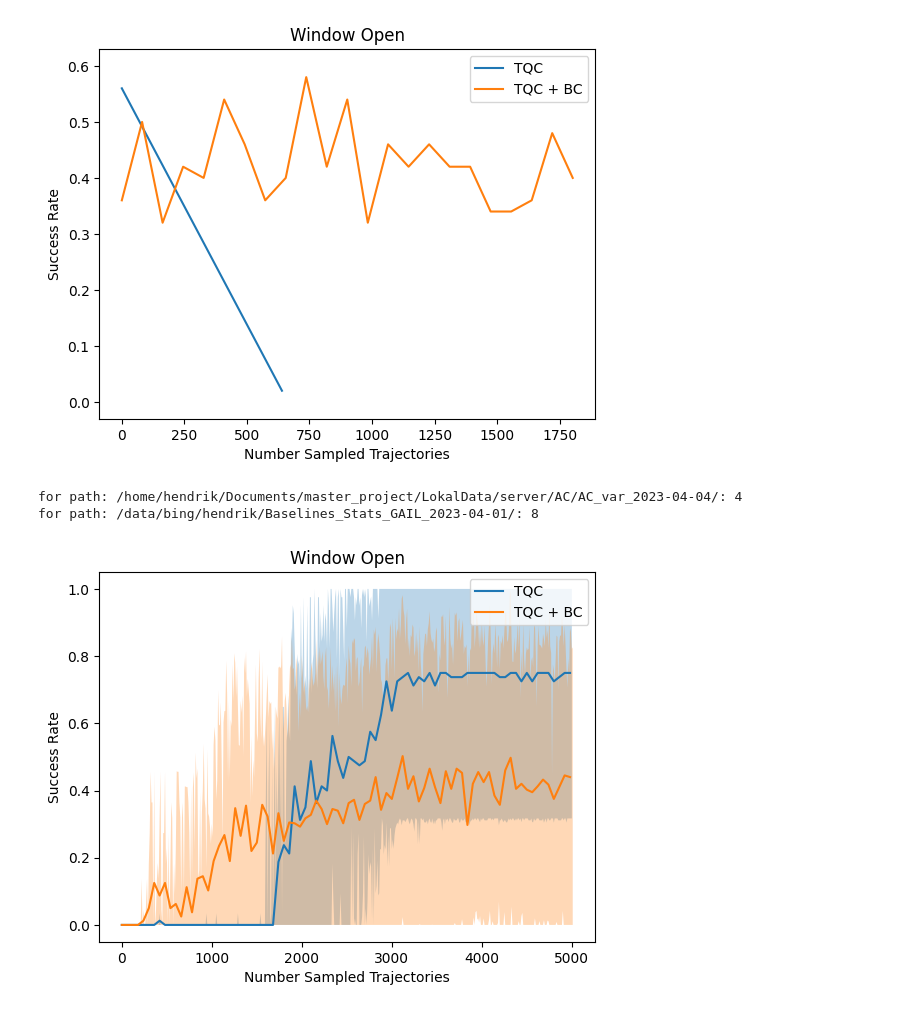
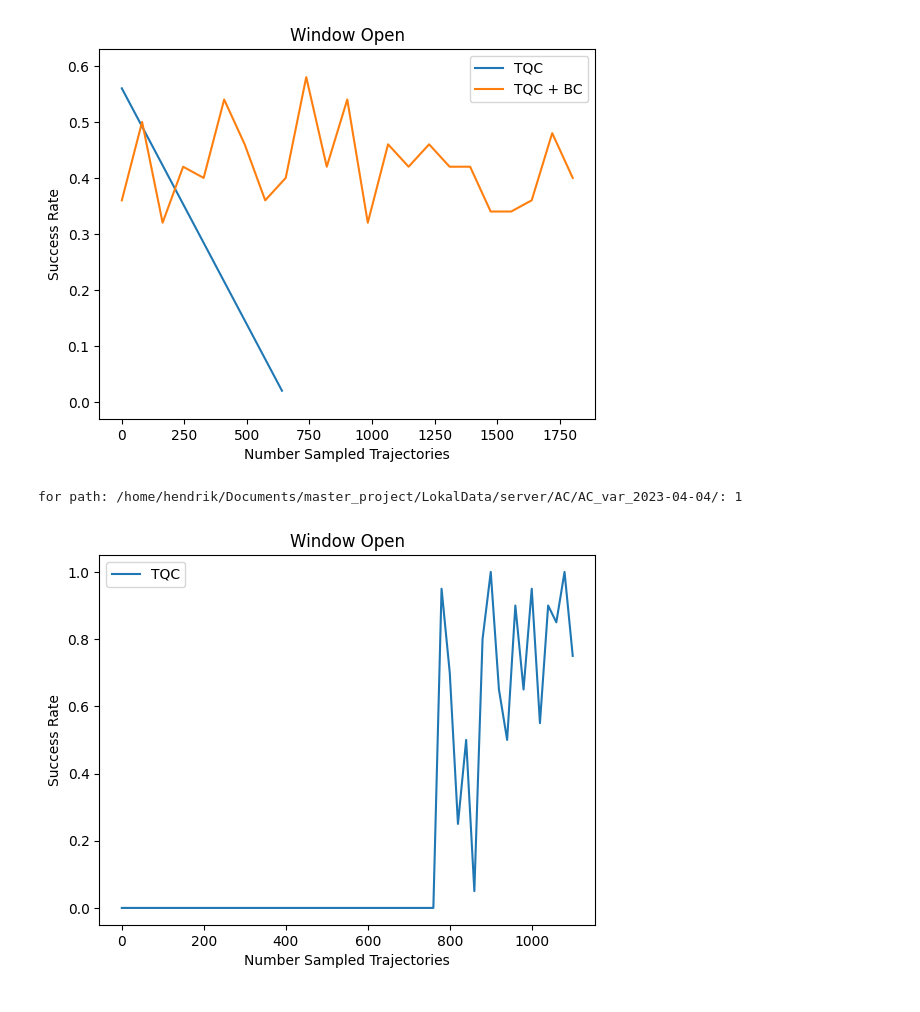
Before and after one commit to ReliableTree/ActiveCritic, a Jupyter notebook: src/active_critic/analyze_stats/dense_0/windowopen.ipynb, the cells around one changed output. Saved outputs shown, nothing was run; the diff lists cells and outputs as text; code cells hidden in the pictures.

```diff
--- a/src/active_critic/analyze_stats/dense_0/windowopen.ipynb
+++ b/src/active_critic/analyze_stats/dense_0/windowopen.ipynb
@@ -103,28 +103,27 @@ for path: /home/hendrik/Documents/master_project/LokalData/server/baselines/Base
 # %%
 from active_critic.analyze_stats.analyze_stats import make_plot
 
 
 AC_path = '/home/hendrik/Documents/master_project/LokalData/server/AC/AC_var_2023-04-04/'
-include_AC = ['statsoptimized']
-exlude_AC = ['id: 2']
+include_AC = ['statsoptimized', 'windowopen high inf lr ms 5 trainin eps: 5000 opt mode: actor+plan demonstrations: 0, im_ph:False, 10, run id: 2']
+exlude_AC = []
 
 TQC_path_0 = '/data/bing/hendrik/Baselines_Stats_GAIL_2023-04-01/'
 include_TQC_0 = ['learner']
 exclude_TQC_0 = ['_id_2']
 
 make_plot(
-    paths=[AC_path, TQC_path_0],
+    paths=[AC_path],
     includes=[include_AC, include_TQC_0],
     excludes=[exlude_AC, exclude_TQC_0],
     names=['TQC', 'TQC + BC', 'TQC + BC +GAIL', 'PPO + BC +GAIL'],
     plot_name='Window Open',
     save_path = None,
     plot_closest=False,
     mean=False,
     find_closest=True,
     total_plot_points=100
     )
 # %% [output]
-for path: /home/hendrik/Documents/master_project/LokalData/server/AC/AC_var_2023-04-04/: 4
-for path: /data/bing/hendrik/Baselines_Stats_GAIL_2023-04-01/: 8
+for path: /home/hendrik/Documents/master_project/LokalData/server/AC/AC_var_2023-04-04/: 1
-[figure, old version]
+[figure, new version]
```
